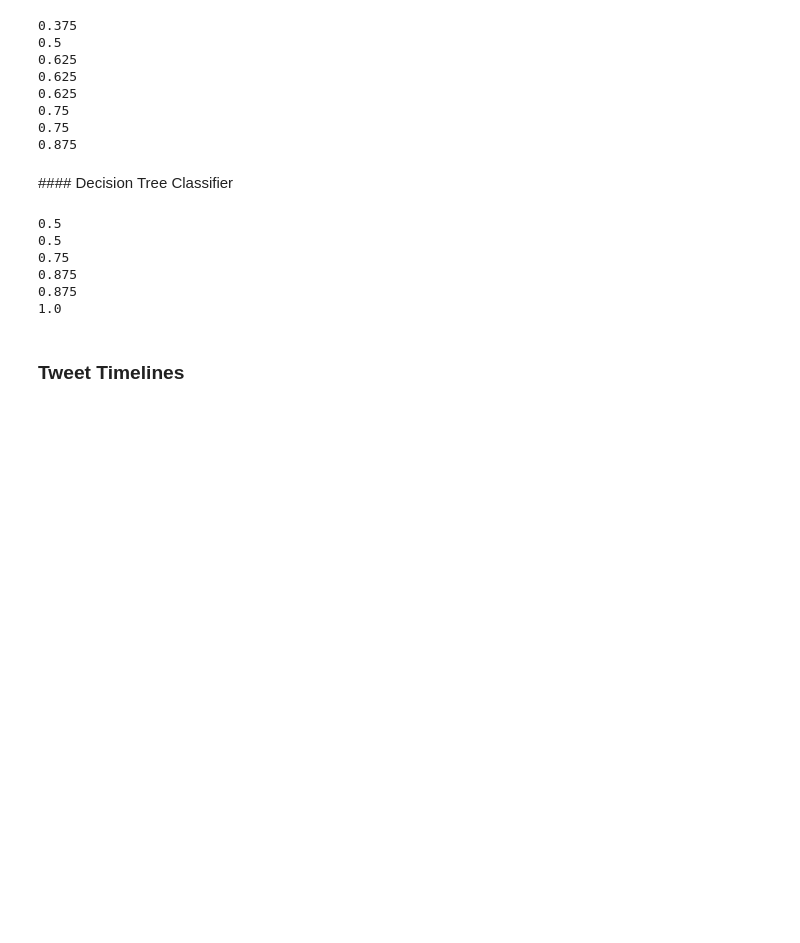
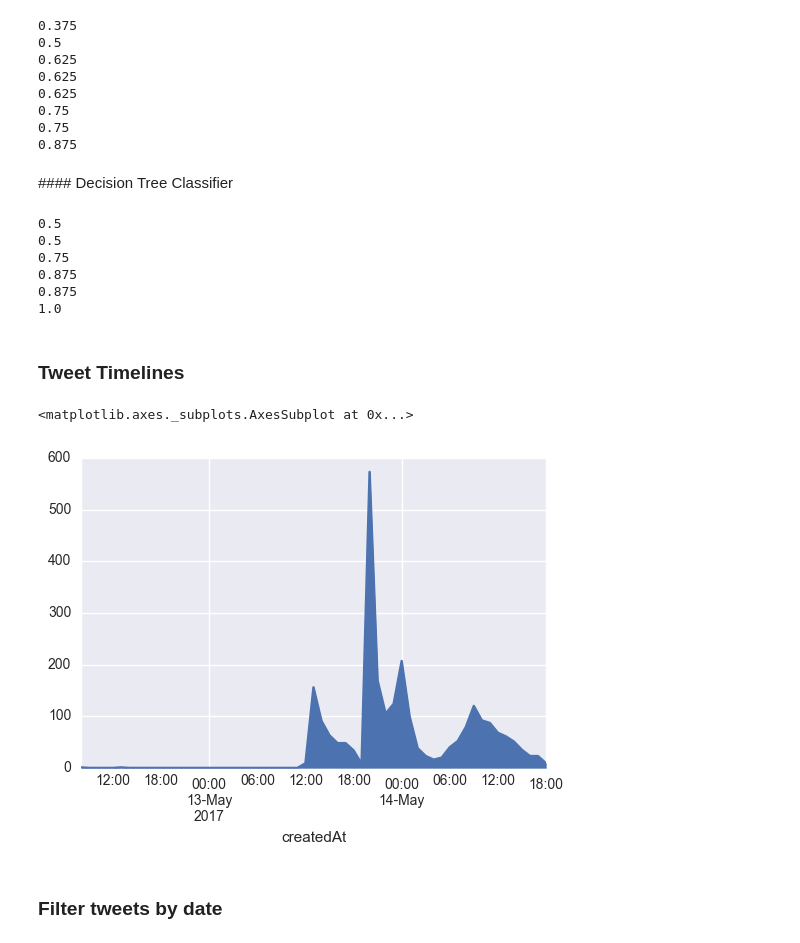
Before and after one commit to eduardbonada/eurovision_tweet_tracker, a Jupyter notebook: eurovision_tests.ipynb, the cells around one changed output. Saved outputs shown, nothing was run; the diff lists cells and outputs as text; code cells hidden in the pictures; blank space fills up the shorter version.

```diff
--- a/eurovision_tests.ipynb
+++ b/eurovision_tests.ipynb
@@ -39,7 +39,7 @@ def clean_tweet(tweet):
 ## Setup
 # %%
 # Setup sqlite
-sqlite_file = 'eurovision_semis.db'
+sqlite_file = 'eurovision_final.db'
 
 # Connect to the database sqlite file
 connection = sqlite3.connect(sqlite_file)
@@ -268,12 +268,17 @@ for it in range(0,100):
 # %%
 %matplotlib inline
 import numpy as np
 import matplotlib as mpl
 import matplotlib.pyplot as plt
 import seaborn as sns
 
-tweets = pd.read_sql_query("SELECT *                              FROM TweetsRaw", connection)
+tweets = pd.read_sql_query("SELECT * FROM TweetsRaw WHERE TweetText LIKE '%#ESP %' AND TweetText LIKE 'RT %'", connection)
 
-band_tweets['createdAt'] = pd.to_datetime(band_tweets['createdAt'], format ='%a %b %d %H:%M:%S +0000 %Y')
-band_tweets.index = band_tweets['createdAt']
-band_tweets.resample('H').count()['bandId'].plot(kind='area')
+tweets['createdAt'] = pd.to_datetime(tweets['createdAt'], format ='%a %b %d %H:%M:%S +0000 %Y')
+tweets.index = tweets['createdAt']
+tweets.resample('H').count()['id'].plot(kind='area')
+# %% [output]
+<matplotlib.axes._subplots.AxesSubplot at 0x...>
+[figure, added]
+# %% [markdown]
+### Filter tweets by date
```
Also changed, not shown: parts of 3 cells of this notebook, 2 other files.
